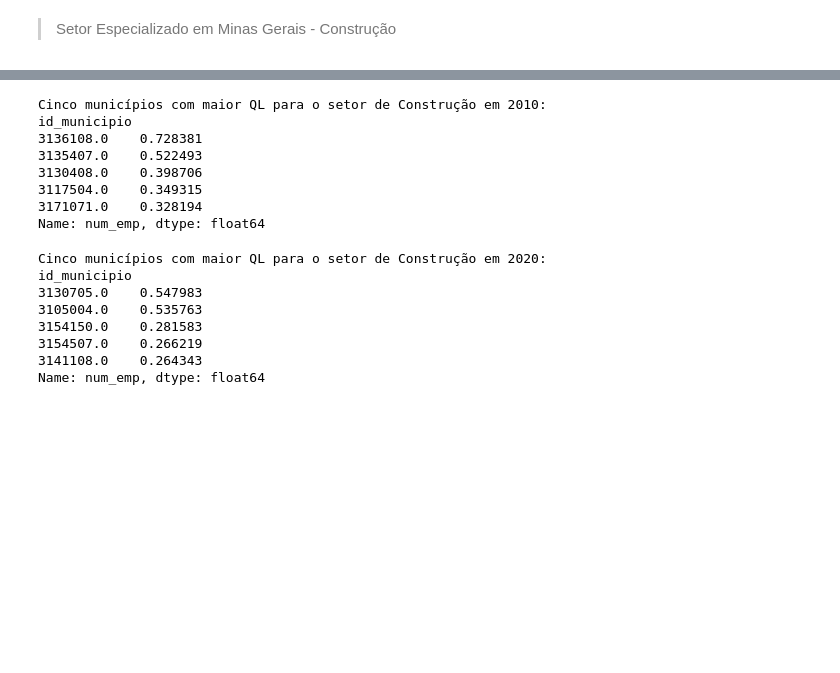
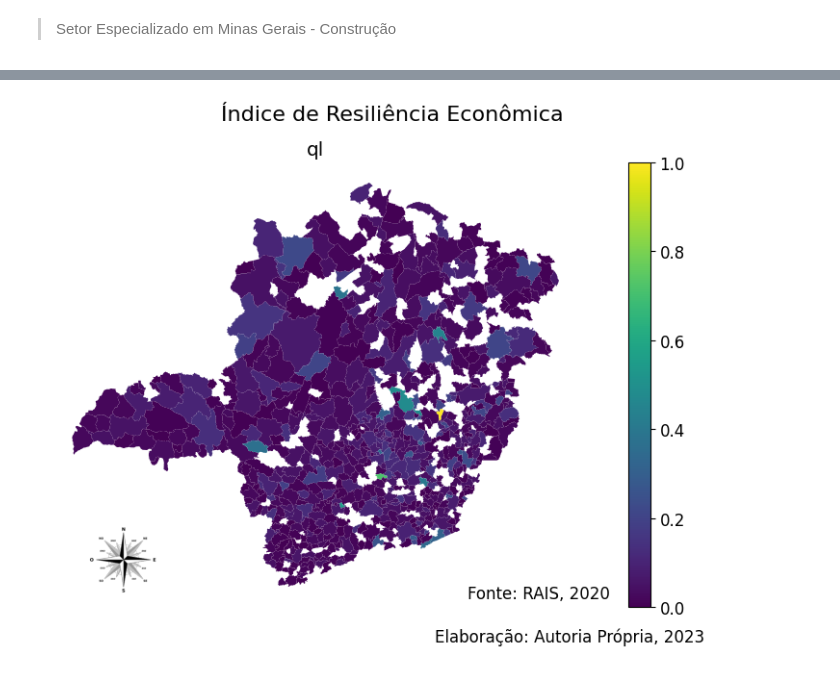
Before and after one commit to Leonardo-Dias-Up/Colab, a Jupyter notebook: DataViva_Atividade.ipynb, the cells around one changed output, grey strips where cells are left out. Saved outputs shown, nothing was run; the diff lists cells and outputs as text; code cells hidden in the pictures; blank space fills up the shorter version.

```diff
--- a/DataViva_Atividade.ipynb
+++ b/DataViva_Atividade.ipynb
@@ -420,5 +420,8 @@ Cidade: Belo Horizonte
 > Setor Especializado em Minas Gerais - Construção
 # %%
 # Filtrar os dados para os anos de 2010 e 2020 para o setor de Construção
-df_2010 = df[(df['ano'] == 2010) & (df['cnae_divisao'].between(41, 43))]
-df_2020 = df[(df['ano'] == 2020) & (df['cnae_divisao'].between(41, 43))]
+df_2010 = df[(df['ano'] == 2010)]
+df_2020 = df[(df['ano'] == 2020)]
+
+df_2010_construcao = df[(df['ano'] == 2010) & (df['cnae_divisao'].between(41, 43))]
+df_2020_construcao = df[(df['ano'] == 2020) & (df['cnae_divisao'].between(41, 43))]
@@ -487,26 +526,36 @@ Name: num_emp, Length: 853, dtype: float64
-# %%
-# Exibir os resultados
-print("Cinco municípios com maior QL para o setor de Construção em 2010:")
-print(top_municipios_ql_2010)
-# %% [output]
-Cinco municípios com maior QL para o setor de Construção em 2010:
-id_municipio
-3136108.0    0.728381
-3135407.0    0.522493
-3130408.0    0.398706
-3117504.0    0.349315
-3171071.0    0.328194
-Name: num_emp, dtype: float64
-# %%
-# Exibir os resultados
-print("Cinco municípios com maior QL para o setor de Construção em 2020:")
-print(top_municipios_ql_2020)
-# %% [output]
-Cinco municípios com maior QL para o setor de Construção em 2020:
-id_municipio
-3130705.0    0.547983
-3105004.0    0.535763
-3154150.0    0.281583
-3154507.0    0.266219
-3141108.0    0.264343
-Name: num_emp, dtype: float64
+# %%
+# Seleciona as colunas de interesse
+columns = ['ql']
+
+data = df_ql_construcao_2010[columns]
+
+# Normalizar os dados de 0 a 1
+data_norm = (data - data.min()) / (data.max() - data.min())
+
+# Criar um novo GeoDataFrame com os dados normalizados e as geometrias dos municípios
+data_norm_df = gpd.GeoDataFrame(pd.concat([data_norm, df_ql_construcao_2010['geometry']], axis=1))
+
+# Plotar os mapas para cada coluna
+fig, ax = plt.subplots(figsize=(12, 6))
+
+for col in columns:
+    data_norm_df.plot(column=col, ax=ax, legend=True, cmap='viridis')
+    ax.set_title(col)
+    ax.set_facecolor('#f2f2f2')
+    ax.axis('off')
+    ax.text(1.05, 0.02, 'Fonte: RAIS, 2020', fontsize=12, ha='right', transform=ax.transAxes)
+    axins2 = ax.inset_axes([0.065, 0.03, 0.15, 0.15], transform=ax.transAxes)
+    axins2.set_aspect('equal')
+    axins2.axis('off')
+    axins2.imshow(img)
+
+# Adiciona o título
+plt.suptitle('Índice de Resiliência Econômica', fontsize=16, x=0.58)
+
+# Adiciona a fonte do gráfico geral
+fig.text(0.85, 0.05, 'Elaboração: Autoria Própria, 2023', fontsize=12, ha='right')
+
+# Exibe a plotagem
+plt.show()
+# %% [output]
+[figure, added]
```
Also changed, not shown: parts of 8 cells of this notebook.
